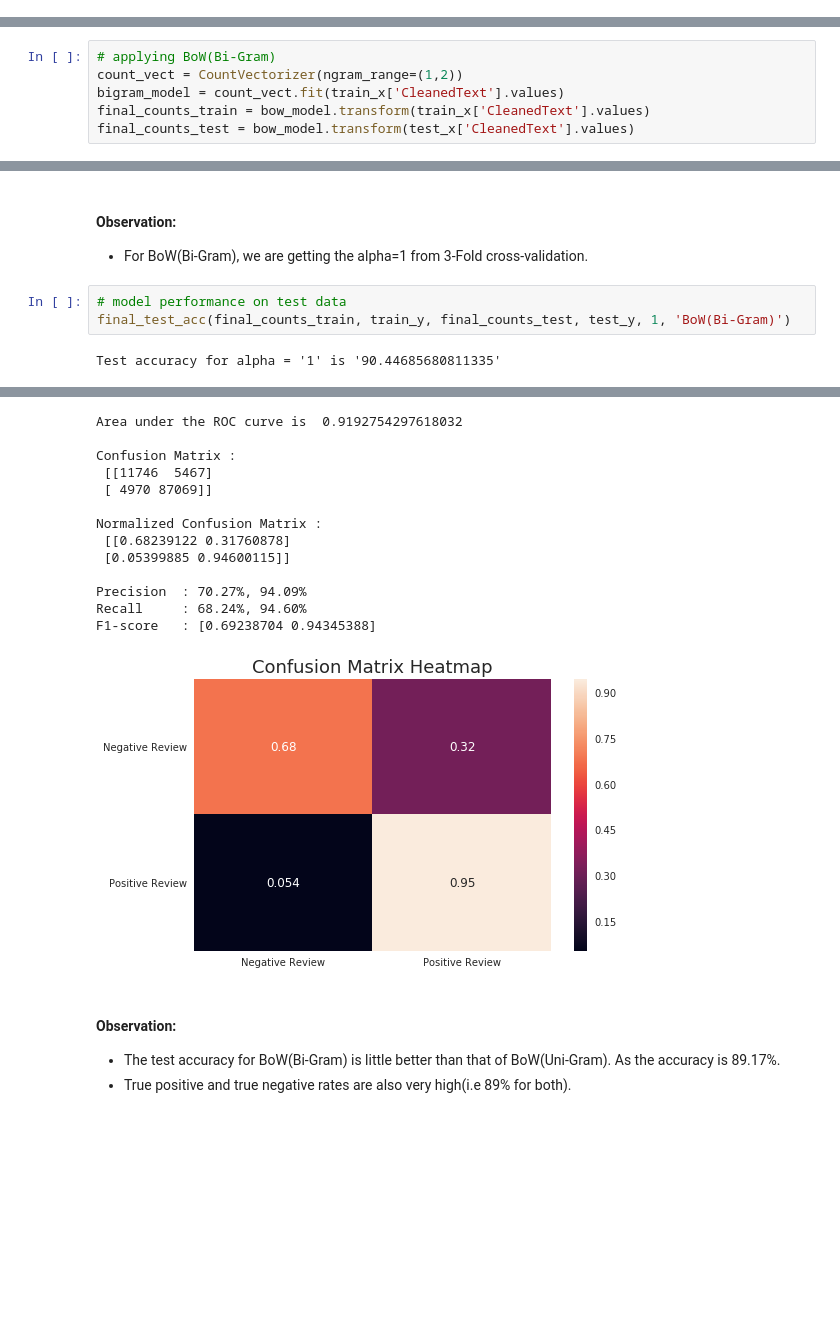
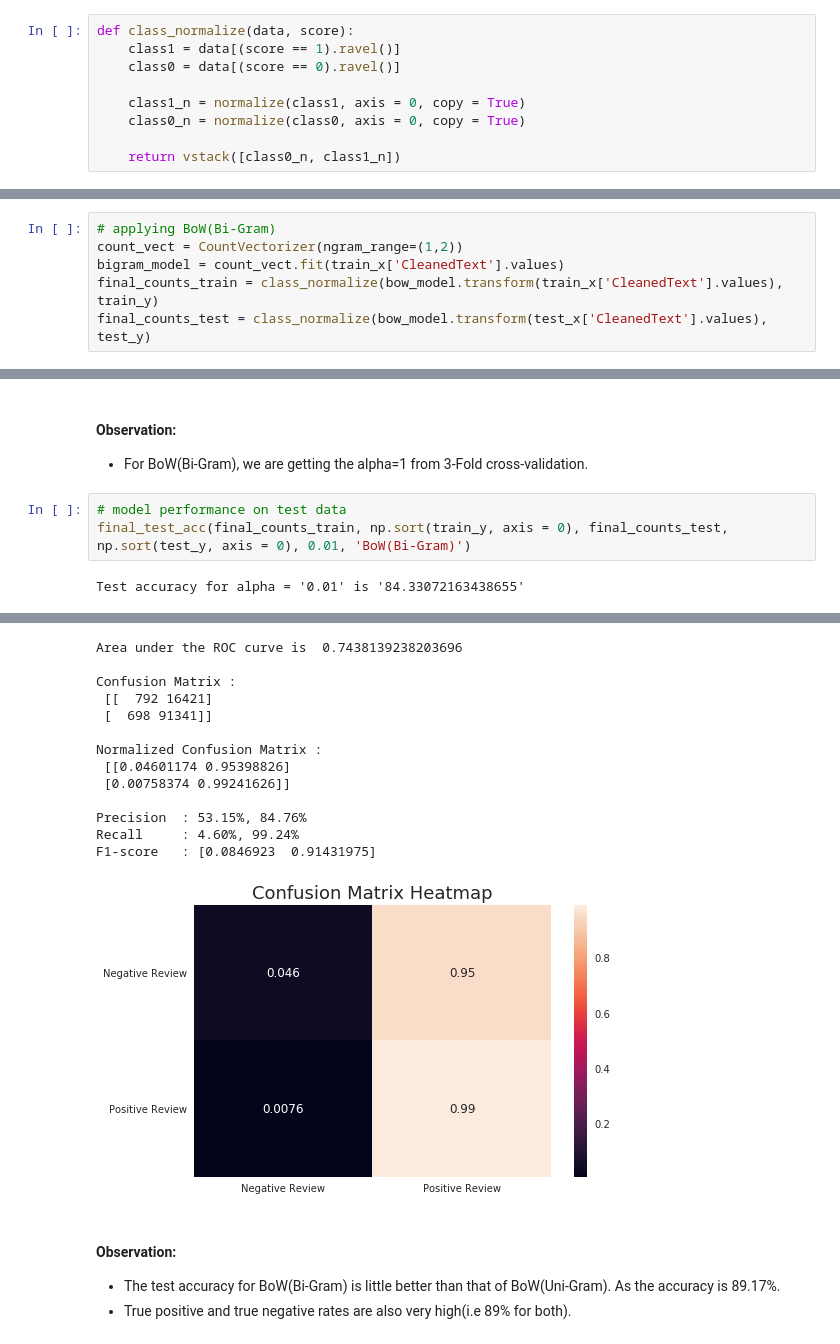
Before and after one commit to sradheya99/ML-Algorithms, a Jupyter notebook: 3.NaiveBayes/NaiveBayes_AZ.ipynb, the cells around one changed output, grey strips where cells are left out. Saved outputs shown, nothing was run; the diff lists cells and outputs as text; blank space fills up the shorter version.

```diff
--- a/3.NaiveBayes/NaiveBayes_AZ.ipynb
+++ b/3.NaiveBayes/NaiveBayes_AZ.ipynb
@@ -135,6 +135,15 @@ score.shape
 def data_split(data, score):
     train_x, test_x, train_y, test_y = train_test_split(data, score, test_size = 0.3, random_state = 0)
     return train_x, test_x, train_y, test_y
+# %%
+def class_normalize(data, score):
+    class1 = data[(score == 1).ravel()]
+    class0 = data[(score == 0).ravel()]
+
+    class1_n = normalize(class1, axis = 0, copy = True)
+    class0_n = normalize(class0, axis = 0, copy = True)
+
+    return vstack([class0_n, class1_n])
 # %%
 # applying Multinomial Naive Bayes and cross-validating
 def cross_val(X, Y, vectorizer):
@@ -385,8 +324,8 @@ Top 10 "POSITIVE" Features are:
 # applying BoW(Bi-Gram)
 count_vect = CountVectorizer(ngram_range=(1,2))
 bigram_model = count_vect.fit(train_x['CleanedText'].values)
-final_counts_train = bow_model.transform(train_x['CleanedText'].values)
-final_counts_test = bow_model.transform(test_x['CleanedText'].values)
+final_counts_train = class_normalize(bow_model.transform(train_x['CleanedText'].values), train_y)
+final_counts_test = class_normalize(bow_model.transform(test_x['CleanedText'].values), test_y)
 # %%
 final_counts_train.shape
 # %% [output]
@@ -410,6 +351,6 @@ error_comparision(cv_err_bigram, test_err_bigram)
 * For BoW(Bi-Gram), we are getting the alpha=1 from 3-Fold cross-validation.
 # %%
 # model performance on test data
-final_test_acc(final_counts_train, train_y, final_counts_test, test_y, 1, 'BoW(Bi-Gram)')
+final_test_acc(final_counts_train, np.sort(train_y, axis = 0), final_counts_test, np.sort(test_y, axis = 0), 0.01, 'BoW(Bi-Gram)')
 # %% [output]
-Test accuracy for alpha = '1' is '90.44685680811335'
+Test accuracy for alpha = '0.01' is '84.33072163438655'
@@ -417,17 +358,17 @@ Test accuracy for alpha = '1' is '90.44685680811335'
-Area under the ROC curve is  0.9192754297618032
+Area under the ROC curve is  0.7438139238203696
 
 Confusion Matrix :
- [[11746  5467]
- [ 4970 87069]]
+ [[  792 16421]
+ [  698 91341]]
 
 Normalized Confusion Matrix :
- [[0.68239122 0.31760878]
- [0.05399885 0.94600115]]
+ [[0.04601174 0.95398826]
+ [0.00758374 0.99241626]]
 
-Precision  : 70.27%, 94.09%
-Recall     : 68.24%, 94.60%
-F1-score   : [0.69238704 0.94345388]
+Precision  : 53.15%, 84.76%
+Recall     : 4.60%, 99.24%
+F1-score   : [0.0846923  0.91431975]
-[figure, old version]
+[figure, new version]
 # %% [markdown]
 #### Observation:
 * The test accuracy for BoW(Bi-Gram) is little better than that of BoW(Uni-Gram). As the accuracy is 89.17%.
```
Also changed, not shown: parts of 34 cells of this notebook.
